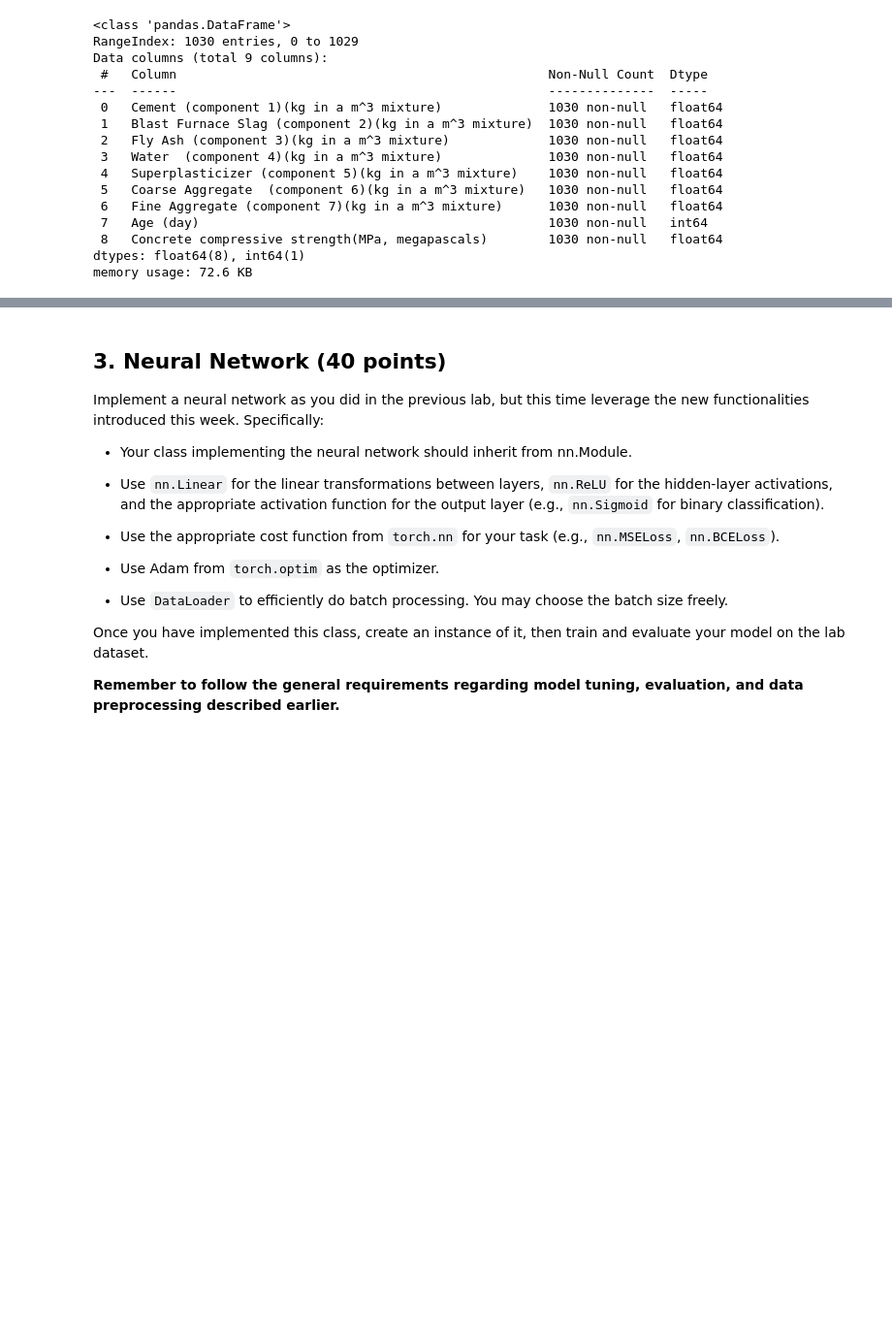
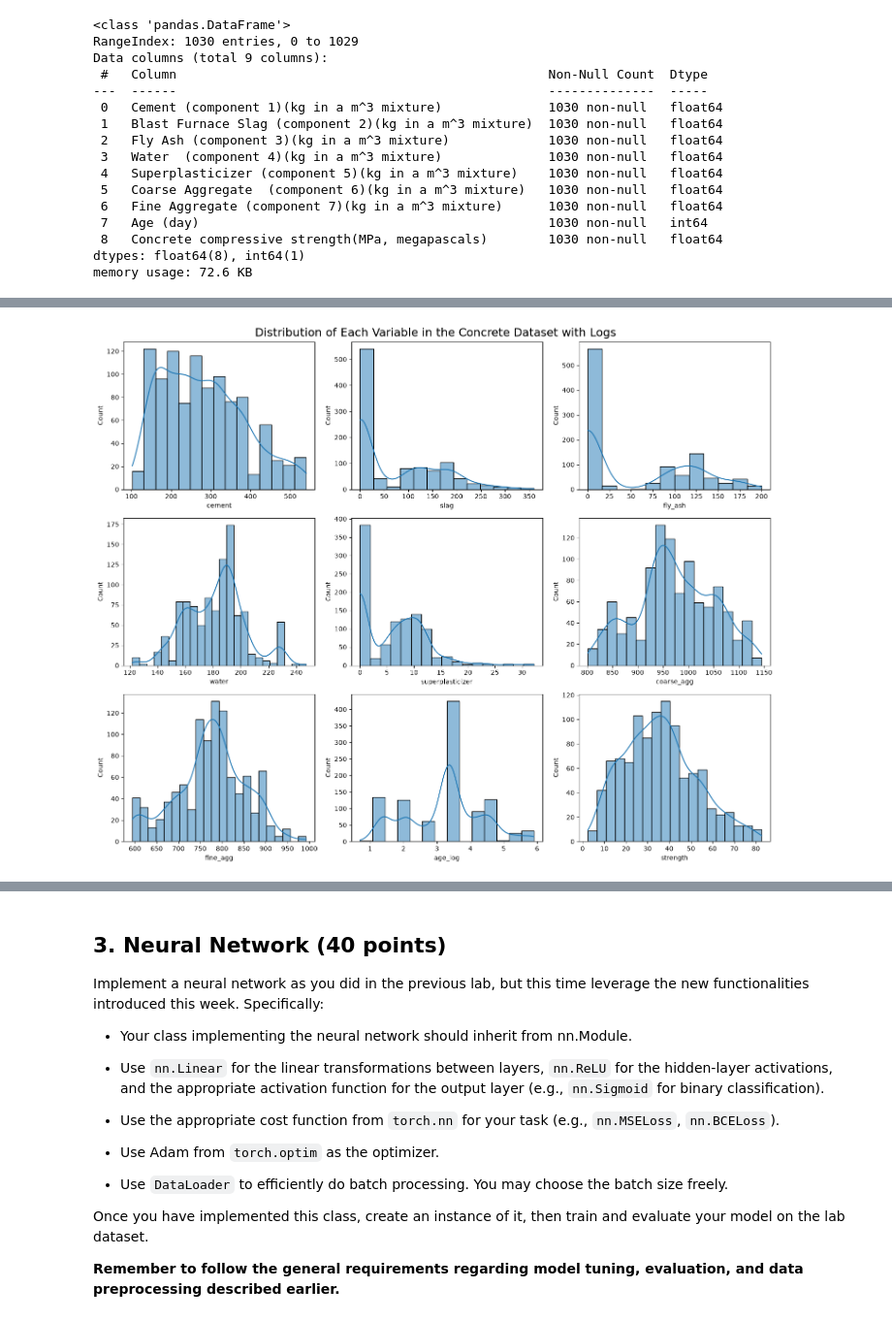
Before and after one commit to MaxGuryan9/Neural-Networks-Real-Data-DS4021, a Jupyter notebook: 05-neural-networks-real-data.ipynb, the cells around one changed output, grey strips where cells are left out. Shown at 97% size. Saved outputs shown, nothing was run; the diff lists cells and outputs as text; code cells hidden in the pictures; blank space fills up the shorter version.

```diff
--- a/05-neural-networks-real-data.ipynb
+++ b/05-neural-networks-real-data.ipynb
@@ -110,0 +155,26 @@ memory usage: 72.6 KB
+# %%
+import numpy as np
+
+log_cols = ["age"]
+
+df_clean_log = df_clean_cols.copy()
+df_clean_log[log_cols] = np.log1p(df_clean_log[log_cols])
+
+df_clean_log = df_clean_log.rename(columns={"age": "age_log"})
+# %%
+# log of age because there is a heavy right skew
+# not log of fly_ash or superplasticizer because those are just skewed by heavy 0 count which log does not help with
+# We can do log before split because model learns nothing from log
+
+fig, axes = plt.subplots(3, 3, figsize=(15, 12))
+fig.suptitle("Distribution of Each Variable in the Concrete Dataset with Logs", fontsize=18)
+
+for ax, col in zip(axes.flat, df_clean_log.columns):
+    sns.histplot(data=df_clean_log, x=col, kde=True, ax=ax)
+    ax.set_xlabel(col.strip())
+    ax.set_ylabel("Count")
+
+fig.tight_layout()
+plt.show()
+# %% [output]
+[figure, added]
```
Also changed, not shown: parts of 10 cells of this notebook.
